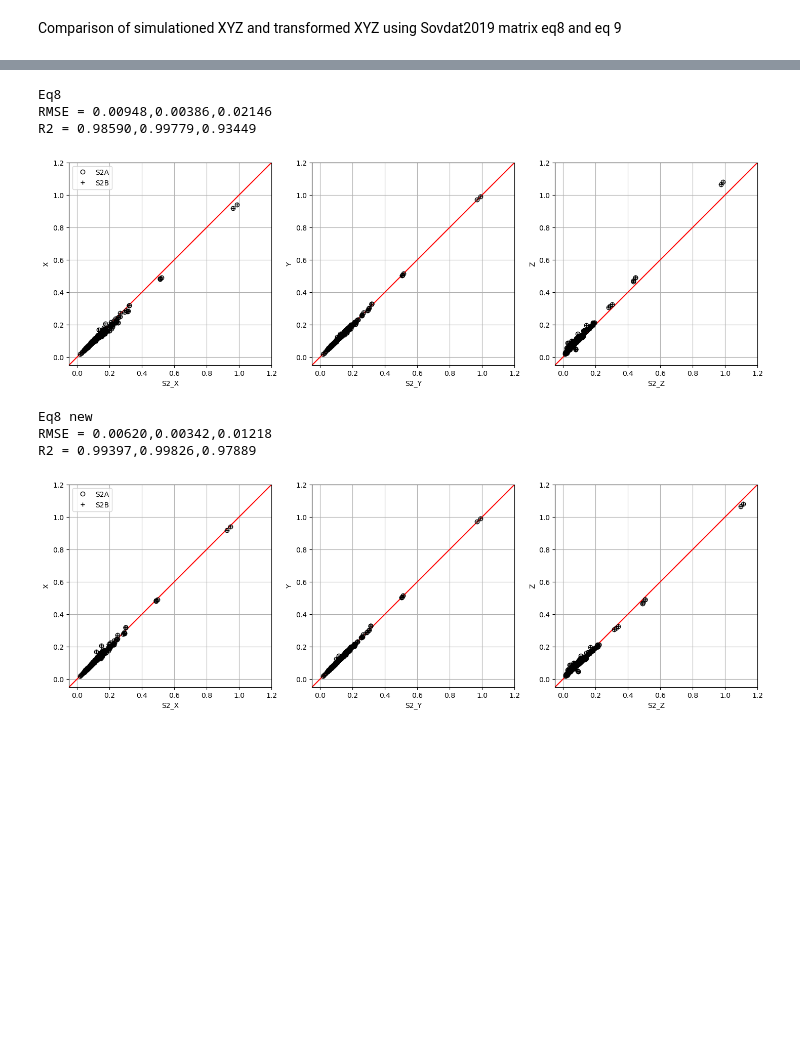
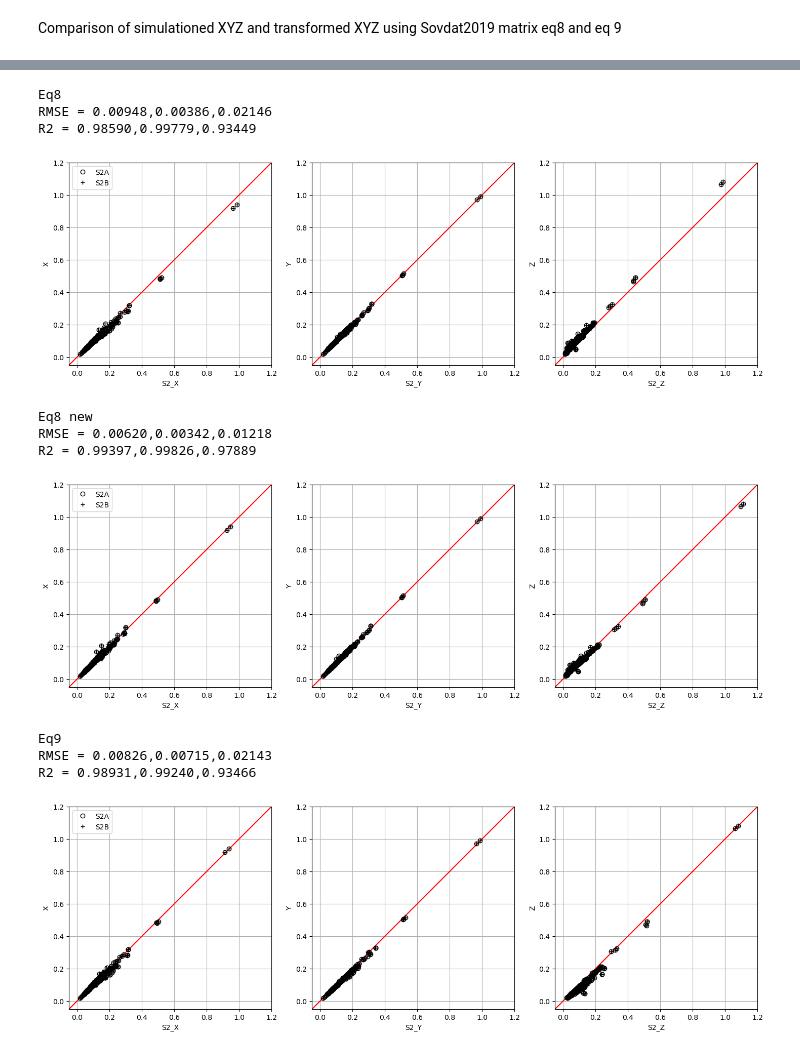
Before and after one commit to manchun-lei/PIR09_2024, a Jupyter notebook: Sentinel-2_to_XYZ/Evaluation_simulation_s2_to_xyz.ipynb, the cells around one changed output, grey strips where cells are left out. Cells and saved outputs as stored; diff of their text form; code cells hidden in the pictures; blank space fills up the shorter version.

```diff
--- a/Sentinel-2_to_XYZ/Evaluation_simulation_s2_to_xyz.ipynb
+++ b/Sentinel-2_to_XYZ/Evaluation_simulation_s2_to_xyz.ipynb
@@ -116,30 +113,39 @@ def plot_scatter(ds_s2,ds_xyz,matrixs,dstfile=None):
     legends = [['','S2A','S2B'],None,None]
     fmts = [['r-','ko','k+']]*len(s2_bnames)
     solid_markers = [[False,False,False]]*len(X)
     grid = [True]*len(X)
     xlims = [(-0.05,1.2)]*len(X)
     # xlims = None
     ylims = xlims
     plot_figures(X, Y, xlabels=xlabels, ylabels=ylabels, titles=None, ncol=3, cell_width=4, cell_height=4,
                      left_margin=0.5, right_margin=0.5, top_margin=0.5, bottom_margin=0.5,
                      h_margin=0.8, v_margin=0.5, fmts=fmts, grid=grid, solid_markers=solid_markers,
                      legends=legends, dstfile=dstfile,xlims=xlims,ylims=ylims)
 
 
 print('Eq8')
 matrix = matrix_s2l2ab4b3b2_to_xyzd65_sovdat2019_eq8
 metrics(ds_rho_s2_sub,ds_xyz_sub,[matrix,matrix])
 plot_scatter(ds_rho_s2_sub,ds_xyz_sub,[matrix,matrix],dstfile=None)
 print('Eq8 new')
 matrix = matrix_s2l2ab4b3b2_to_xyzd65_sovdat2019_eq8_new
 metrics(ds_rho_s2_sub,ds_xyz_sub,[matrix,matrix])
 plot_scatter(ds_rho_s2_sub,ds_xyz_sub,[matrix,matrix],dstfile=None)
+
+print('Eq9')
+matrix = matrix_s2l2ab4b3b2_to_xyzd65_sovdat2019_eq9
+metrics(ds_rho_s2_sub,ds_xyz_sub,[matrix,matrix])
+plot_scatter(ds_rho_s2_sub,ds_xyz_sub,[matrix,matrix],dstfile=None)
 # %% [output]
 Eq8
 RMSE = 0.00948,0.00386,0.02146
 R2 = 0.98590,0.99779,0.93449
 [figure]
 Eq8 new
 RMSE = 0.00620,0.00342,0.01218
 R2 = 0.99397,0.99826,0.97889
 [figure]
+Eq9
+RMSE = 0.00826,0.00715,0.02143
+R2 = 0.98931,0.99240,0.93466
+[figure, added]
```
Also changed, not shown: parts of 1 cell of this notebook.
